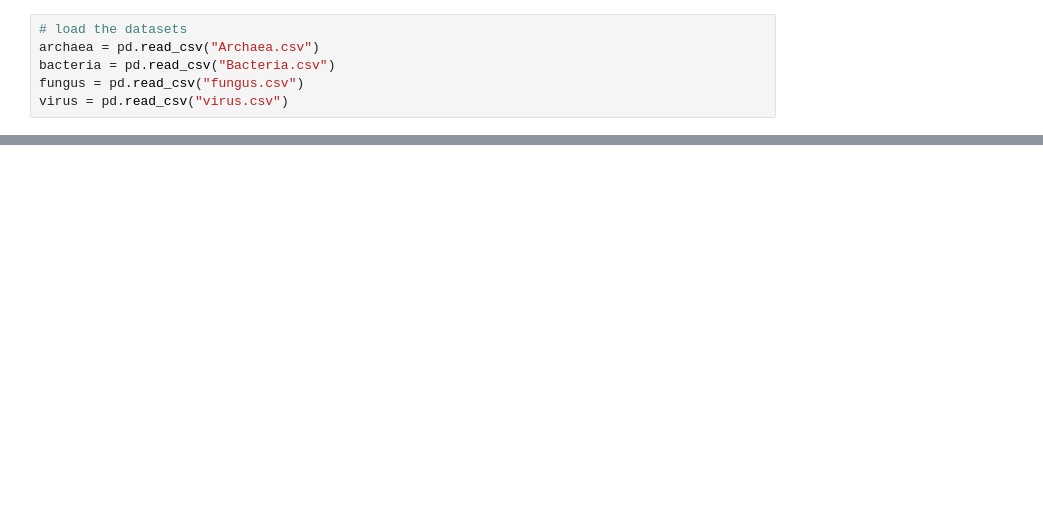
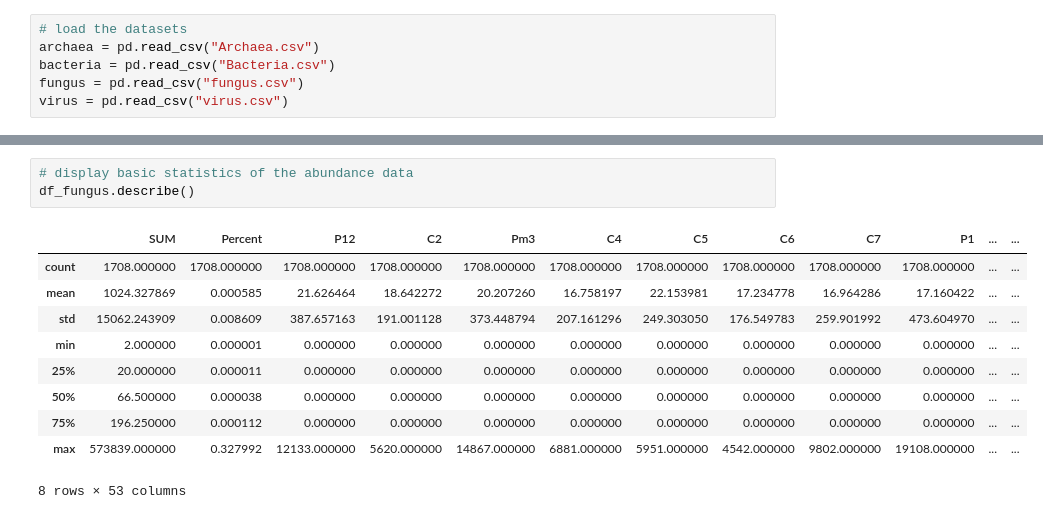
Before and after one commit to adikamunyao/Machine-Learning-in-Microbiology, a Jupyter notebook: ML.ipynb, the cells around one changed output, grey strips where cells are left out. Saved outputs shown, nothing was run; the diff lists cells and outputs as text; blank space fills up the shorter version.

```diff
--- a/ML.ipynb
+++ b/ML.ipynb
@@ -39,0 +92,14 @@ Name: ASV, Length: 1733, dtype: int64
+# %%
+# display basic statistics of the abundance data
+df_fungus.describe()
+# %% [output]
+|  | SUM | Percent | P12 | C2 | Pm3 | C4 | C5 | C6 | C7 | P1 | ... | ... |
+| count | 1708.000000 | 1708.000000 | 1708.000000 | 1708.000000 | 1708.000000 | 1708.000000 | 1708.000000 | 1708.000000 | 1708.000000 | 1708.000000 | ... | ... |
+| mean | 1024.327869 | 0.000585 | 21.626464 | 18.642272 | 20.207260 | 16.758197 | 22.153981 | 17.234778 | 16.964286 | 17.160422 | ... | ... |
+| std | 15062.243909 | 0.008609 | 387.657163 | 191.001128 | 373.448794 | 207.161296 | 249.303050 | 176.549783 | 259.901992 | 473.604970 | ... | ... |
+| min | 2.000000 | 0.000001 | 0.000000 | 0.000000 | 0.000000 | 0.000000 | 0.000000 | 0.000000 | 0.000000 | 0.000000 | ... | ... |
+| 25% | 20.000000 | 0.000011 | 0.000000 | 0.000000 | 0.000000 | 0.000000 | 0.000000 | 0.000000 | 0.000000 | 0.000000 | ... | ... |
+| 50% | 66.500000 | 0.000038 | 0.000000 | 0.000000 | 0.000000 | 0.000000 | 0.000000 | 0.000000 | 0.000000 | 0.000000 | ... | ... |
+| 75% | 196.250000 | 0.000112 | 0.000000 | 0.000000 | 0.000000 | 0.000000 | 0.000000 | 0.000000 | 0.000000 | 0.000000 | ... | ... |
+| max | 573839.000000 | 0.327992 | 12133.000000 | 5620.000000 | 14867.000000 | 6881.000000 | 5951.000000 | 4542.000000 | 9802.000000 | 19108.000000 | ... | ... |
+8 rows × 53 columns
```
Also changed, not shown: parts of 31 cells of this notebook.
